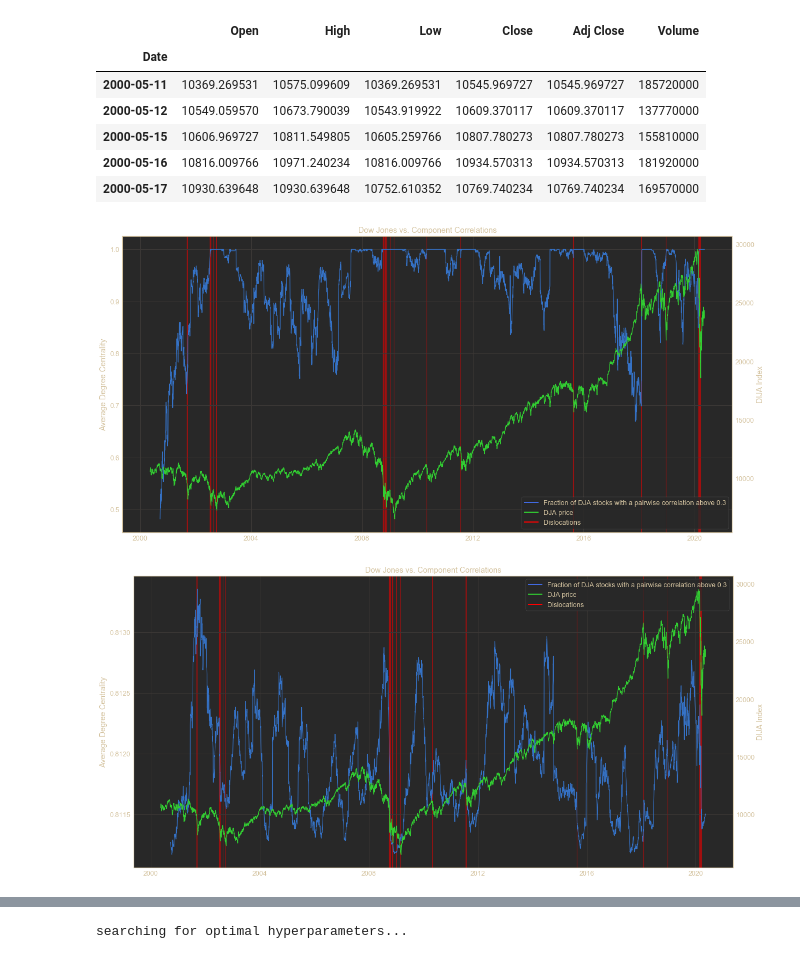
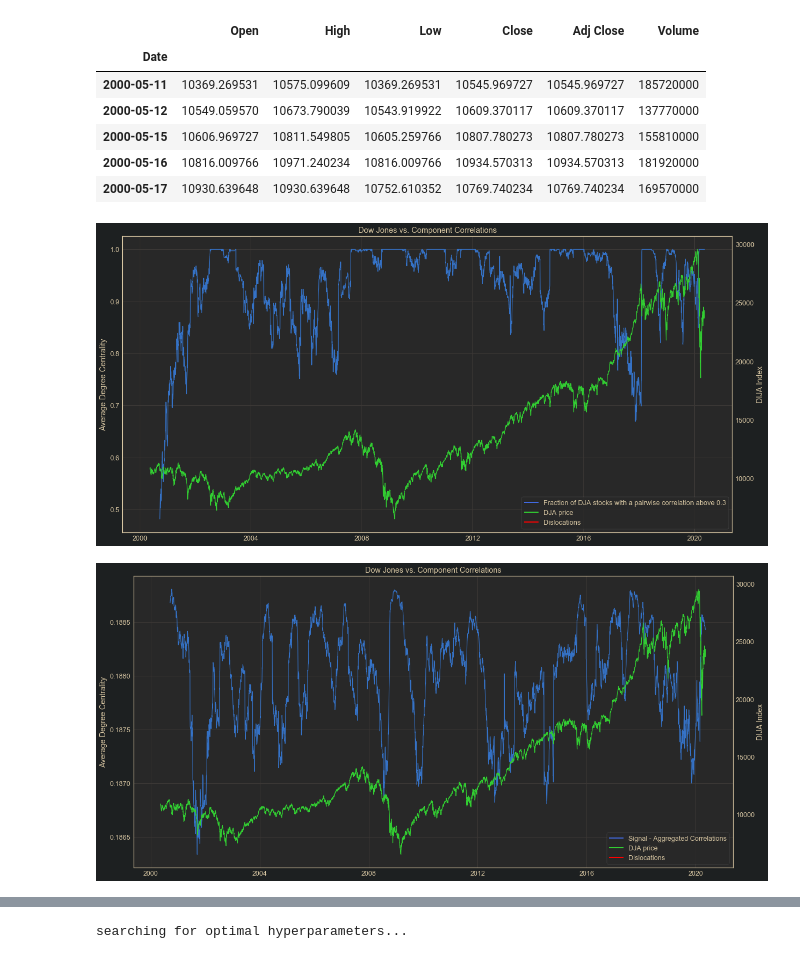
Before and after one commit to mayabenowitz/hedgepy, a Jupyter notebook: notebooks/1.1-dcor-centrality-svm.ipynb, the cells around one changed output, grey strips where cells are left out. Drawn from its saved outputs; the diff is of its cells as text; code cells hidden in the pictures.

```diff
--- a/notebooks/1.1-dcor-centrality-svm.ipynb
+++ b/notebooks/1.1-dcor-centrality-svm.ipynb
@@ -101,6 +104,8 @@ df_dja_index.head()
 from hedgepy.centrality import global_degree_centrality, global_eigencentrality
 
 nx_ts_soft = build_network_time_series(dja_series, soft_threshold=True)
+# %%
+ns_ts_hard = build_network_time_series(dja_series, soft_threshold=False)
 # %%
 nx_ts_02 = build_network_time_series(dja_series, soft_threshold=False, corr_threshold=0.2)
 nx_ts_03 = build_network_time_series(dja_series, soft_threshold=False, corr_threshold=0.3)
@@ -118,2 +125,3 @@ df_dc = pd.concat(df_list, axis=1)
 # %%
-df_ec = global_eigencentrality(nx_ts_soft)
+df_ec = global_eigencentrality(ns_ts_hard)
+# df_ec = global_clustering(nx_ts_soft)
@@ -128,7 +138,7 @@ labels = ['Fraction of DJA stocks with a pairwise correlation above 0.3', 'DJA p
 
 fig, ax = plt.subplots(figsize=(20,10))
 ax.plot(df_dc['dcor > 0.3'])
-[plt.axvspan(x1, x2, alpha=0.5, color='red') for x1, x2 in zip(dislocations['d_start'], dislocations['d_end'])]
+# [plt.axvspan(x1, x2, alpha=0.5, color='red') for x1, x2 in zip(dislocations['d_start'], dislocations['d_end'])]
 ax.set_ylabel('Average Degree Centrality')
 ax.set_title('Dow Jones vs. Component Correlations')
 plt.legend(lines, labels)
@@ -138,25 +148,28 @@ ax2.set_ylabel('DIJA Index', fontsize=14)
 ax2.grid(False)
 # plt.savefig('../experiments/resources/dja-correlation-above-03-2000-2020', bbox_inches="tight")
 # %% [output]
-[figure, old version]
+[figure, new version]
 # %%
+# explain social network analysis (eigencentrality as a measure of price power, equivalence to 'aggregated correlation')
+# produces predictive signal (p-value < 0.01) with a "prediction horizion" of 87 days
+
 from matplotlib.lines import Line2D
 colors = ['royalblue', 'limegreen', 'red']
 lines = [ Line2D([0], [0], color=c, linewidth=2) for c in colors ]
-labels = ['Fraction of DJA stocks with a pairwise correlation above 0.3', 'DJA price', 'Dislocations']
+labels = ['Signal - Aggregated Correlations', 'DJA price', 'Dislocations']
 
 fig, ax = plt.subplots(figsize=(20,10))
-ax.plot(1 - df_ec['global_eigencentrality'])
-[plt.axvspan(x1, x2, alpha=0.5, color='red') for x1, x2 in zip(dislocations['d_start'], dislocations['d_end'])]
+ax.plot(df_ec['global_eigencentrality'])
+# [plt.axvspan(x1, x2, alpha=0.5, color='red') for x1, x2 in zip(dislocations['d_start'], dislocations['d_end'])]
 ax.set_ylabel('Average Degree Centrality')
 ax.set_title('Dow Jones vs. Component Correlations')
 plt.legend(lines, labels)
 ax2 = ax.twinx()
 ax2.plot(df_dja_index['Close'], color='limegreen')
 ax2.set_ylabel('DIJA Index', fontsize=14)
 ax2.grid(False)
 # %% [output]
-[figure, old version]
+[figure, new version]
 # %%
 df_gtest = pd.DataFrame({'DJA': df_dja_index['Close'], 'eigen': (df_ec['global_eigencentrality'])})
 df_gtest.dropna(inplace=True)
```
Also changed, not shown: parts of 37 cells of this notebook, 5 other files.
